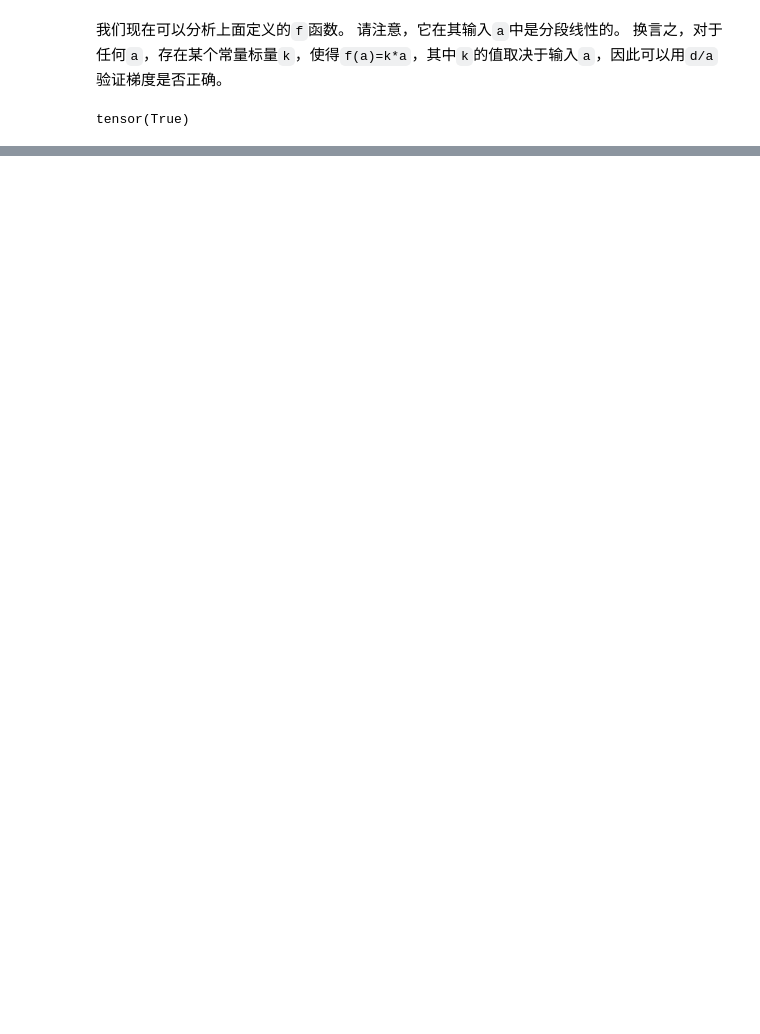
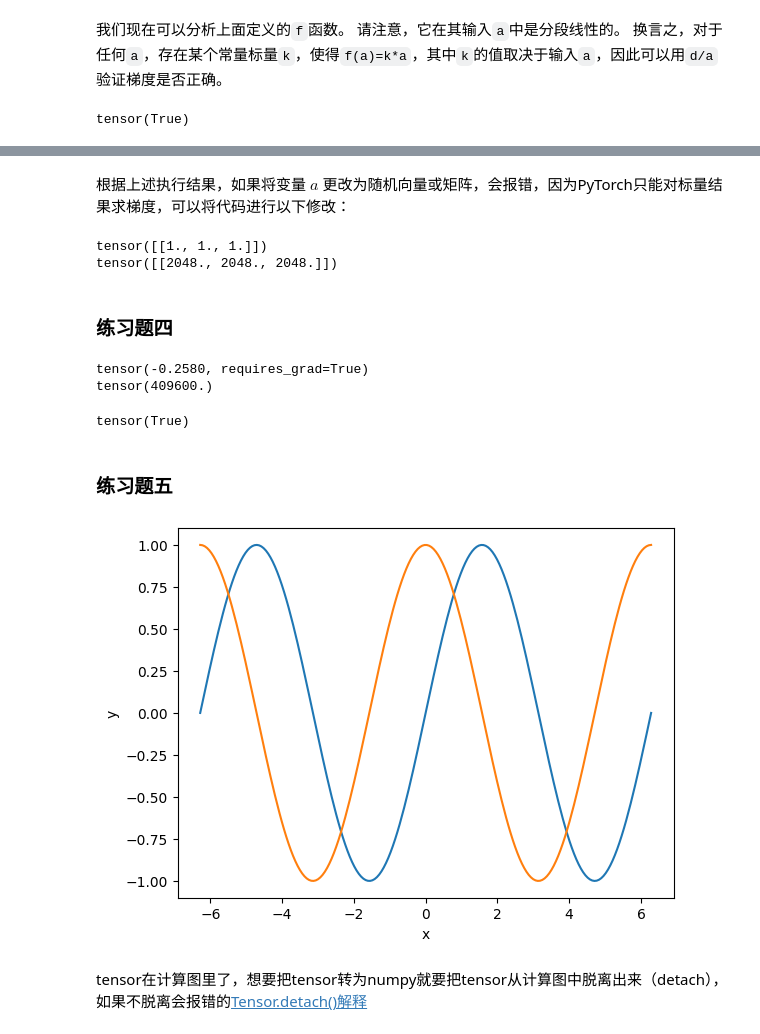
Before and after one commit to lixinjie97/Deep_learning_tutorial, a Jupyter notebook: 01.preliminaries/autograd.ipynb, the cells around one changed output, grey strips where cells are left out. Drawn from its saved outputs; the diff is of its cells as text; code cells hidden in the pictures; blank space fills up the shorter version.

```diff
--- a/01.preliminaries/autograd.ipynb
+++ b/01.preliminaries/autograd.ipynb
@@ -173,0 +259,64 @@ tensor(True)
+# %% [markdown]
+根据上述执行结果，如果将变量 $a$ 更改为随机向量或矩阵，会报错，因为PyTorch只能对标量结果求梯度，可以将代码进行以下修改：
+# %%
+try:
+    print(torch.ones_like(d))
+    d.backward(torch.ones_like(d))
+except Exception as e:
+    print(e)
+print(a.grad)
+# %% [output]
+tensor([[1., 1., 1.]])
+tensor([[2048., 2048., 2048.]])
+# %% [markdown]
+### 练习题四
+# %%
+def f(a):
+    b = a * 2
+    while b.norm(1) < 1000:
+        b = b * 2
+    if b.sum() > 0:
+        c = b
+    else:
+        c = 100 * b
+    return c.sum()
+a = torch.randn(size=(), requires_grad=True)
+d = f(a)
+print(a)
+d.backward()
+print(a.grad)
+a.grad == d / a
+# %% [output]
+tensor(-0.2580, requires_grad=True)
+tensor(409600.)
+tensor(True)
+# %% [markdown]
+### 练习题五
+# %%
+import matplotlib.pyplot as plt
+
+def f(x):
+    return torch.sin(x)
+
+
+def df(x):
+    x.requires_grad_()
+    y = f(x)
+    y.backward(torch.ones_like(y))
+    return x.grad
+
+x = torch.linspace(-2*torch.pi, 2*torch.pi, 200)
+
+y1 = f(x)
+y2 = df(x)
+
+plt.plot(x.detach().numpy(), y1.detach().numpy(), label='f(x)=sin(x)')
+plt.plot(x.detach().numpy(), y2.detach().numpy(), label='df(x)/dx')
+# plt.legend() # 使上述代码产生效果
+plt.xlabel('x')
+plt.ylabel('y')
+plt.show()
+# %% [output]
+[figure, added]
+# %% [markdown]
+tensor在计算图里了，想要把tensor转为numpy就要把tensor从计算图中脱离出来（detach），如果不脱离会报错的[Tensor.detach()解释](https://blog.csdn.net/m0_47746932/article/details/119598396)
```
Also changed, not shown: parts of 11 cells of this notebook.
